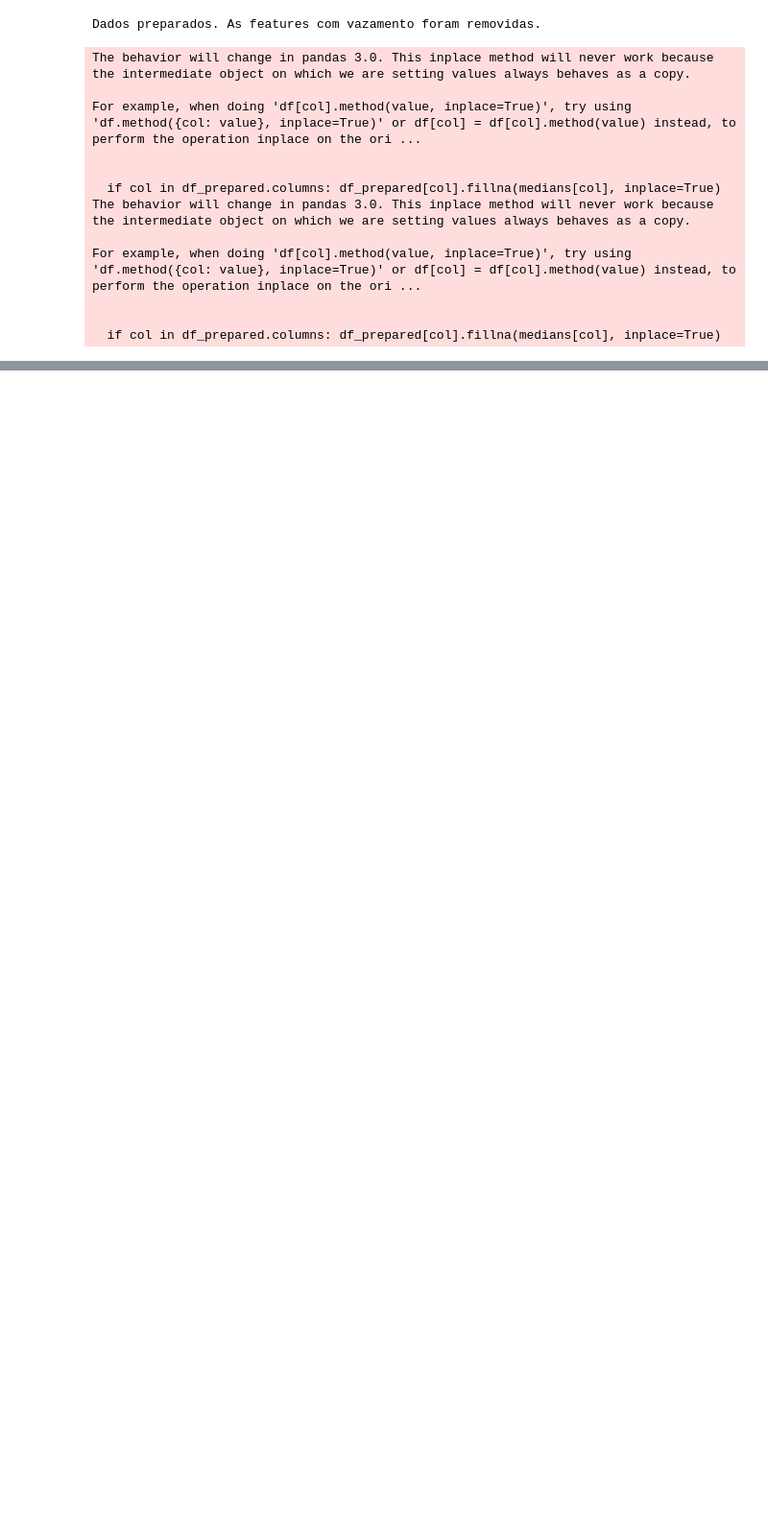
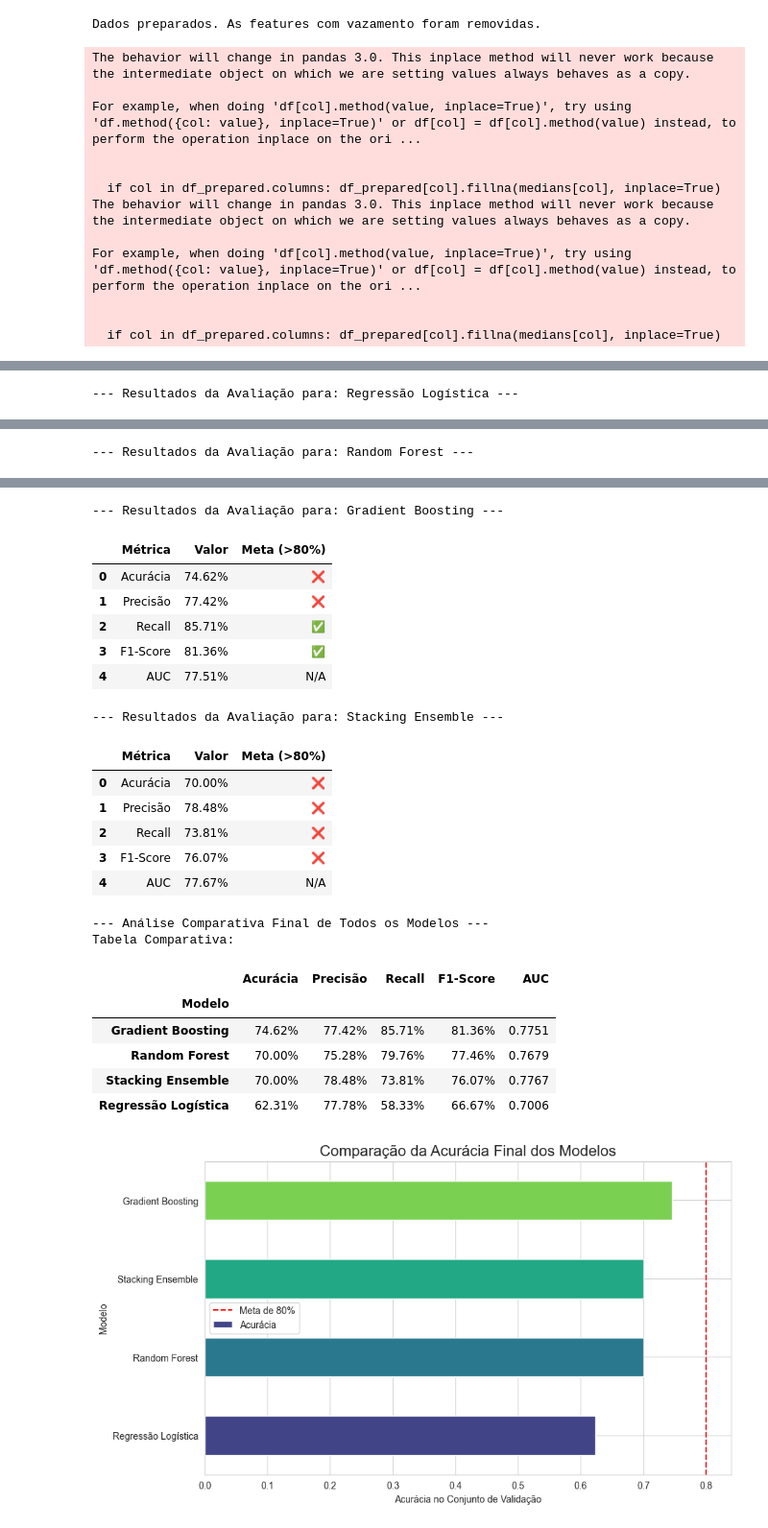
Before and after one commit to catarinaSayuri/modelo-preditivo-kaggle, a Jupyter notebook: modelo.ipynb, the cells around one changed output, grey strips where cells are left out. Shown at 96% size. Cells and saved outputs as stored; diff of their text form; code cells hidden in the pictures; blank space fills up the shorter version.

```diff
--- a/modelo.ipynb
+++ b/modelo.ipynb
@@ -291,0 +282,30 @@ display(submission_df.head())
+# %%
+final_results_list = []
+def display_and_get_evaluation(y_true, model, X_to_predict, model_name="Modelo"):
+    y_pred = model.predict(X_to_predict); y_prob = model.predict_proba(X_to_predict)[:, 1]
+    print(f"\n--- Resultados da Avaliação para: {model_name} ---")
+    accuracy, precision, recall, f1, auc = [accuracy_score(y_true, y_pred), precision_score(y_true, y_pred), recall_score(y_true, y_pred), f1_score(y_true, y_pred), roc_auc_score(y_true, y_prob)]
+    metrics_df = pd.DataFrame({'Métrica': ['Acurácia', 'Precisão', 'Recall', 'F1-Score', 'AUC'],'Valor': [accuracy, precision, recall, f1, auc]})
+    metrics_df['Meta (>80%)'] = ['✅' if v >= 0.8 else '❌' for v in metrics_df['Valor'][:4]] + ['N/A']
+    metrics_df['Valor'] = metrics_df['Valor'].apply(lambda x: f"{x:.2%}" if x <=1 else f"{x:.4f}")
+    display(metrics_df)
+    return {'Modelo': model_name, 'Acurácia': accuracy, 'Precisão': precision, 'Recall': recall, 'F1-Score': f1, 'AUC': auc}
+
+for name, model in best_base_estimators.items():
+    result = display_and_get_evaluation(y_val, model, X_val, name)
+    final_results_list.append(result)
+
+print("\n\n--- Análise Comparativa Final de Todos os Modelos ---")
+final_results_df = pd.DataFrame(final_results_list).set_index('Modelo')
+
+# Criando a tabela formatada sem usar .style
+final_results_df_display = final_results_df.copy()
+for col in ['Acurácia', 'Precisão', 'Recall', 'F1-Score']: final_results_df_display[col] = final_results_df_display[col].apply(lambda x: f"{x:.2%}")
+final_results_df_display['AUC'] = final_results_df_display['AUC'].apply(lambda x: f"{x:.4f}")
+print("Tabela Comparativa:")
+display(final_results_df_display.sort_values('Acurácia', ascending=False))
+
+plt.figure(figsize=(10, 6)); final_results_df['Acurácia'].sort_values().plot(kind='barh', color=sns.color_palette('viridis', n_colors=4))
+plt.title('Comparação da Acurácia Final dos Modelos', fontsize=16); plt.xlabel('Acurácia no Conjunto de Validação'); plt.axvline(x=0.80, color='r', linestyle='--', label='Meta de 80%'); plt.legend(); plt.show()
+# %% [output]
+--- Resultados da Avaliação para: Regressão Logística ---
@@ -291,0 +318 @@ display(submission_df.head())
+--- Resultados da Avaliação para: Random Forest ---
@@ -291,0 +325,23 @@ display(submission_df.head())
+--- Resultados da Avaliação para: Gradient Boosting ---
+|  | Métrica | Valor | Meta (>80%) |
+| 0 | Acurácia | 74.62% | ❌ |
+| 1 | Precisão | 77.42% | ❌ |
+| 2 | Recall | 85.71% | ✅ |
+| 3 | F1-Score | 81.36% | ✅ |
+| 4 | AUC | 77.51% | N/A |
+--- Resultados da Avaliação para: Stacking Ensemble ---
+|  | Métrica | Valor | Meta (>80%) |
+| 0 | Acurácia | 70.00% | ❌ |
+| 1 | Precisão | 78.48% | ❌ |
+| 2 | Recall | 73.81% | ❌ |
+| 3 | F1-Score | 76.07% | ❌ |
+| 4 | AUC | 77.67% | N/A |
+--- Análise Comparativa Final de Todos os Modelos ---
+Tabela Comparativa:
+|  | Acurácia | Precisão | Recall | F1-Score | AUC |
+| Modelo |  |  |  |  |  |
+| Gradient Boosting | 74.62% | 77.42% | 85.71% | 81.36% | 0.7751 |
+| Random Forest | 70.00% | 75.28% | 79.76% | 77.46% | 0.7679 |
+| Stacking Ensemble | 70.00% | 78.48% | 73.81% | 76.07% | 0.7767 |
+| Regressão Logística | 62.31% | 77.78% | 58.33% | 66.67% | 0.7006 |
+[figure, added]
```
Also changed, not shown: parts of 15 cells of this notebook, 1 other file.
